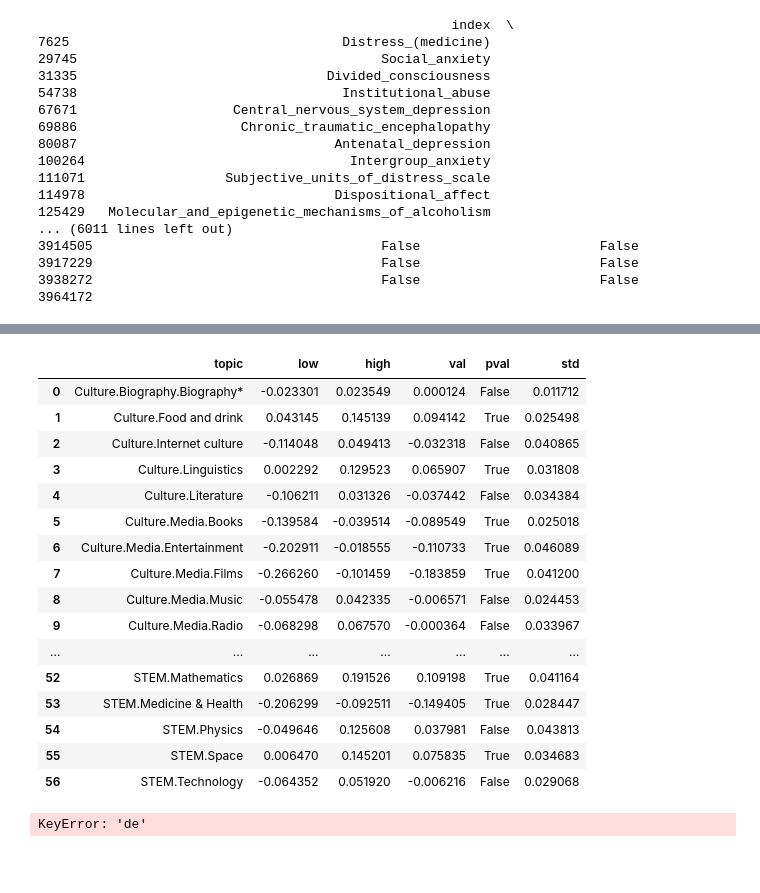
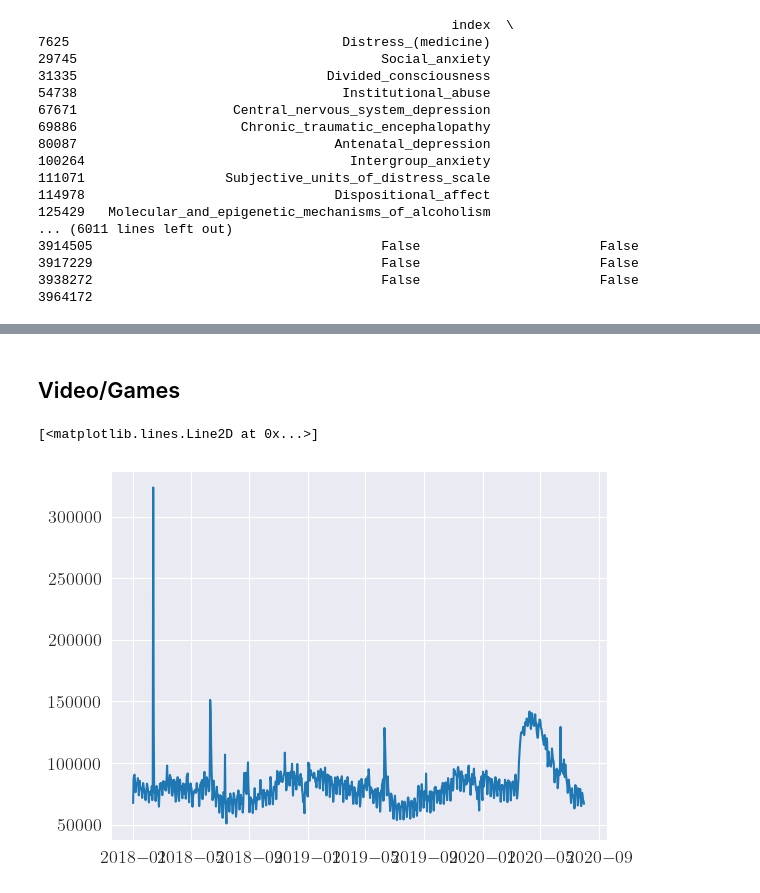
Before and after one commit to epfl-ada/ada-2022-project-teamjose, a Jupyter notebook: analyses/covid_analysis.ipynb, the cells around one changed output, grey strips where cells are left out. Cells and saved outputs as stored; diff of their text form; code cells hidden in the pictures; blank space fills up the shorter version.

Commit message:
Graph

```diff
--- a/analyses/covid_analysis.ipynb
+++ b/analyses/covid_analysis.ipynb
@@ -243,27 +214,11 @@ params: 256
-# %%
-df_pageviews_norm_results
-# %% [output]
-|  | topic | low | high | val | pval | std |
-| 0 | Culture.Biography.Biography* | -0.023301 | 0.023549 | 0.000124 | False | 0.011712 |
-| 1 | Culture.Food and drink | 0.043145 | 0.145139 | 0.094142 | True | 0.025498 |
-| 2 | Culture.Internet culture | -0.114048 | 0.049413 | -0.032318 | False | 0.040865 |
-| 3 | Culture.Linguistics | 0.002292 | 0.129523 | 0.065907 | True | 0.031808 |
-| 4 | Culture.Literature | -0.106211 | 0.031326 | -0.037442 | False | 0.034384 |
-| 5 | Culture.Media.Books | -0.139584 | -0.039514 | -0.089549 | True | 0.025018 |
-| 6 | Culture.Media.Entertainment | -0.202911 | -0.018555 | -0.110733 | True | 0.046089 |
-| 7 | Culture.Media.Films | -0.266260 | -0.101459 | -0.183859 | True | 0.041200 |
-| 8 | Culture.Media.Music | -0.055478 | 0.042335 | -0.006571 | False | 0.024453 |
-| 9 | Culture.Media.Radio | -0.068298 | 0.067570 | -0.000364 | False | 0.033967 |
-| ... | ... | ... | ... | ... | ... | ... |
-| 52 | STEM.Mathematics | 0.026869 | 0.191526 | 0.109198 | True | 0.041164 |
-| 53 | STEM.Medicine & Health | -0.206299 | -0.092511 | -0.149405 | True | 0.028447 |
-| 54 | STEM.Physics | -0.049646 | 0.125608 | 0.037981 | False | 0.043813 |
-| 55 | STEM.Space | 0.006470 | 0.145201 | 0.075835 | True | 0.034683 |
-| 56 | STEM.Technology | -0.064352 | 0.051920 | -0.006216 | False | 0.029068 |
-# %%
- get_df_pageviews_topics(topics_df,
-                         mobility, relativedelta(days=0),
-                         mobility, relativedelta(days=0),
-                         time_int)
-# %% [output]
-KeyError: 'de'
+# %% [markdown]
+## Video/Games
+# %%
+number_vg = agg['fr']['topics']['Culture.Media.Video games']['len']
+sum_vg = agg['fr']['topics']['Culture.Media.Video games']['sum']
+percent_vg = agg['fr']['topics']['Culture.Media.Video games']['percent']
+# %%
+plt.plot(sum_vg)
+# %% [output]
+[<matplotlib.lines.Line2D at 0x...>]
+[figure, added]
```
Also changed, not shown: parts of 8 cells of this notebook.
